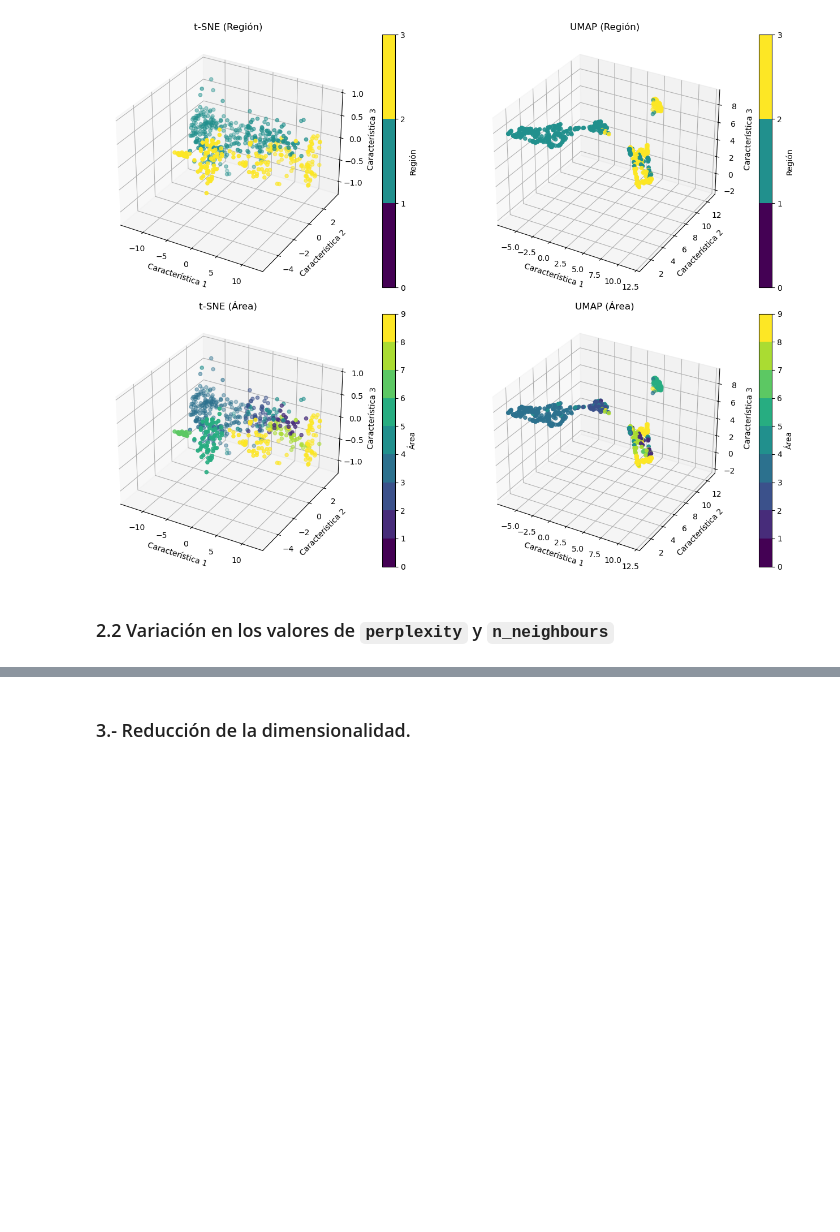
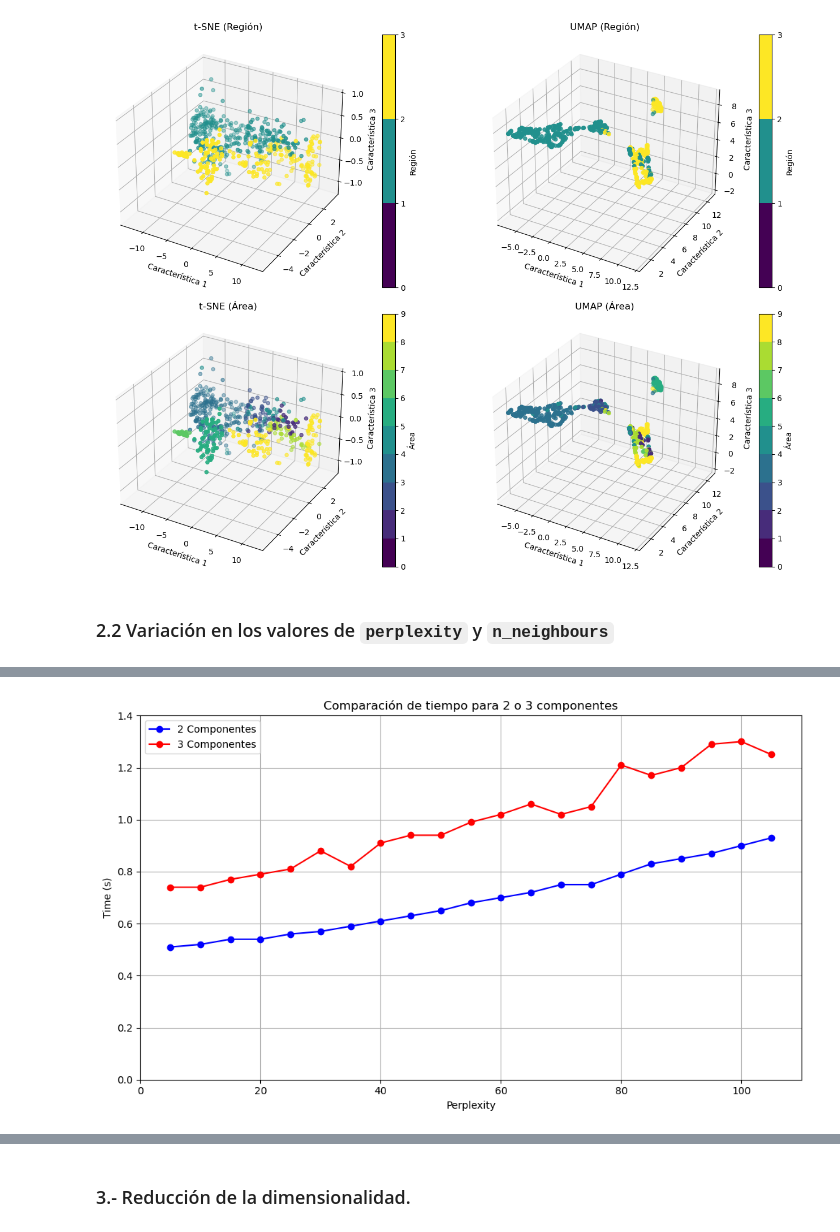
Before and after one commit to jemarle/AMII, a Jupyter notebook: Proyecto_aceite_oliva/Ejercicio_alumno_Carlos.ipynb, the cells around one changed output, grey strips where cells are left out. Drawn from its saved outputs; the diff is of its cells as text; code cells hidden in the pictures; blank space fills up the shorter version.

```diff
--- a/Proyecto_aceite_oliva/Ejercicio_alumno_Carlos.ipynb
+++ b/Proyecto_aceite_oliva/Ejercicio_alumno_Carlos.ipynb
@@ -480,0 +628,24 @@ for p in lista_perplexity:
+# %%
+
+# Create a figure
+fig, ax = plt.subplots(figsize=(10, 6))
+
+# Plot for 2 components
+ax.plot(df_2dkl["Perplexity"], df_2dkl["Time"], marker='o', color='blue', linestyle='-', label='2 Componentes')
+
+# Plot for 3 components
+ax.plot(df_3dkl["Perplexity"], df_3dkl["Time"], marker='o', color='red', linestyle='-', label='3 Componentes')
+
+# Set labels and title
+ax.set_xlabel('Perplexity')
+ax.set_ylabel('Time (s)')
+ax.set_ylim(0, 1.4)  # Adjust the y-axis limit if needed
+ax.legend()
+
+# Add title and grid
+plt.title('Comparación de tiempo para 2 o 3 componentes')
+plt.grid(True)
+plt.tight_layout()
+plt.show()
+# %% [output]
+[figure, added]
```
Also changed, not shown: parts of 29 cells of this notebook.
